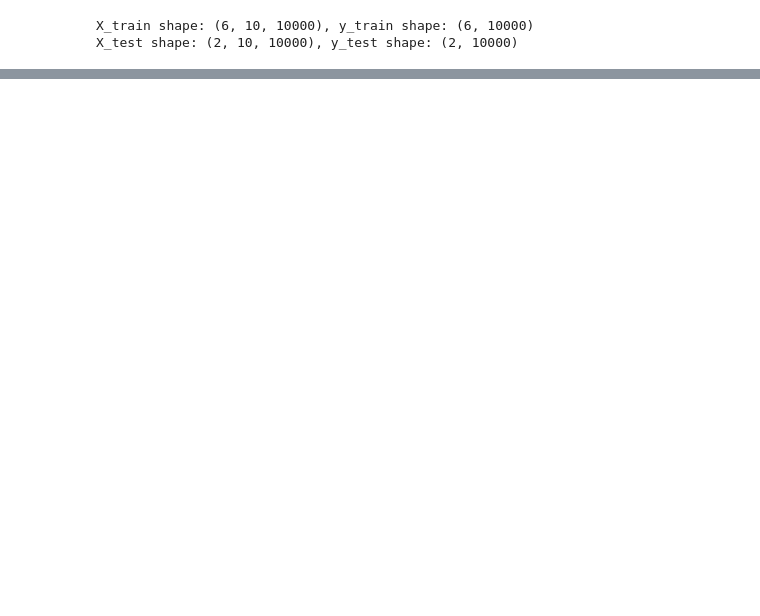
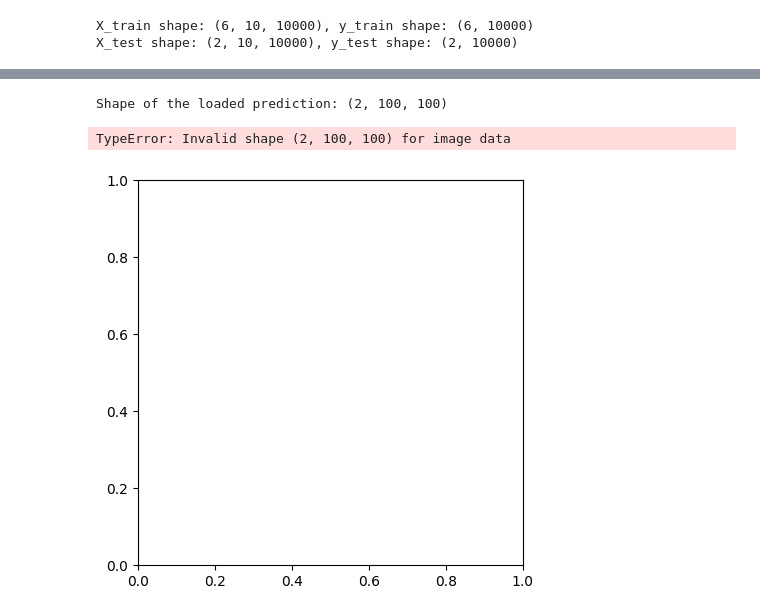
Before and after one commit to anissakp/BTTAI-AI-Studio, a Jupyter notebook: preprocess.ipynb, the cells around one changed output, grey strips where cells are left out. Drawn from its saved outputs; the diff is of its cells as text; code cells hidden in the pictures; blank space fills up the shorter version.

```diff
--- a/preprocess.ipynb
+++ b/preprocess.ipynb
@@ -459,3 +570,35 @@ plt.show()
+# %%
+import numpy as np
+import matplotlib.pyplot as plt
+
+# Load the prediction data from the .npy file
+y_pred = np.load('predicted_ndci.npy')
+
+# Check the shape of the loaded data (optional)
+print("Shape of the loaded prediction:", y_pred.shape)
+
+# Create the plot
+plt.figure(figsize=(8, 5))  # You can adjust the figure size as needed
+
+# Visualize the data using imshow
+plt.imshow(y_pred, cmap='viridis', interpolation='nearest')
+
+# Add a colorbar to show the scale
+plt.colorbar(label='Predicted NDVI/NDCI')
+
+# Set the title of the plot
+plt.title("Predicted Chl-a Content at Time Step 4")
+
+# Optionally, add axis labels (depending on the nature of your data)
+plt.xlabel('X-coordinate')
+plt.ylabel('Y-coordinate')
+
+# Show the plot
+plt.show()
+# %% [output]
+Shape of the loaded prediction: (2, 100, 100)
+TypeError: Invalid shape (2, 100, 100) for image data
+[figure, added]
 # %%
 # import matplotlib.pyplot as plt
 # # Train the model
```
Also changed, not shown: parts of 19 cells of this notebook, 3 other files.
